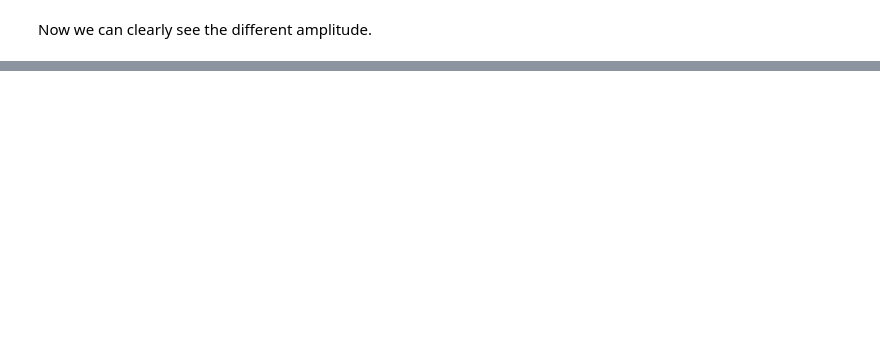
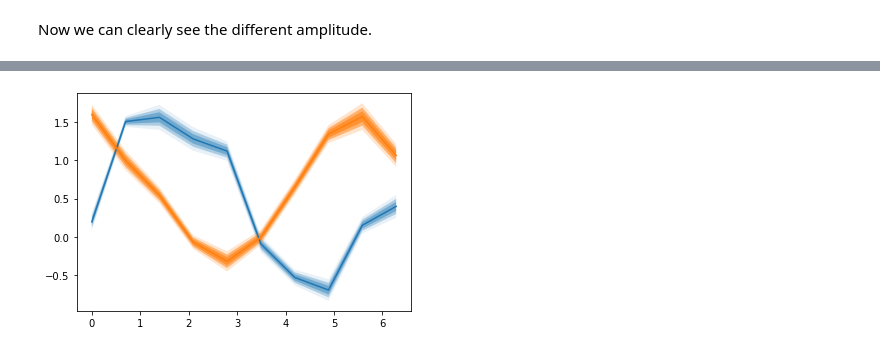
Before and after one commit to jbusecke/xarrayutils, a Jupyter notebook: doc/plotting.ipynb, the cells around one changed output, grey strips where cells are left out. Saved outputs shown, nothing was run; the diff lists cells and outputs as text; code cells hidden in the pictures; blank space fills up the shorter version.

```diff
--- a/doc/plotting.ipynb
+++ b/doc/plotting.ipynb
@@ -39,0 +88,5 @@ Now we can clearly see the different amplitude.
+# %%
+shaded_line_plot(da, 'member', spreads=[2,3,5], alphas=[0.1, 0.3, 0.4], color='C0');
+shaded_line_plot(da2, 'member',spreads=[2,3,5], alphas=[0.2, 0.5, 0.6], color='C1');
+# %% [output]
+[figure, added]
```
Also changed, not shown: parts of 16 cells of this notebook, 2 other files.
